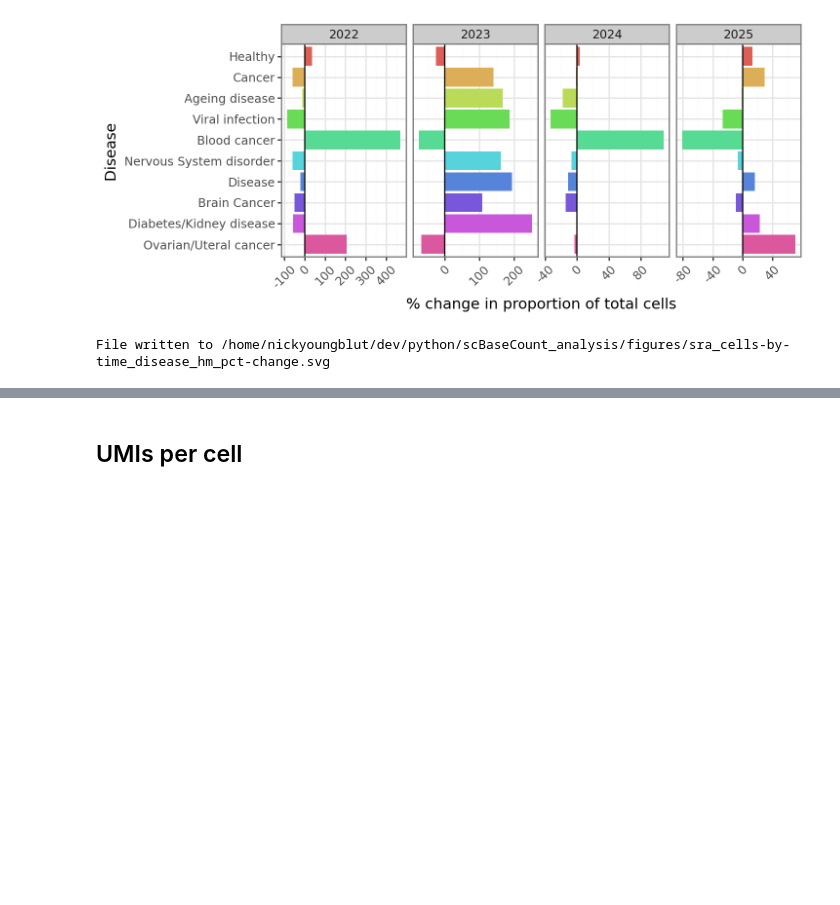
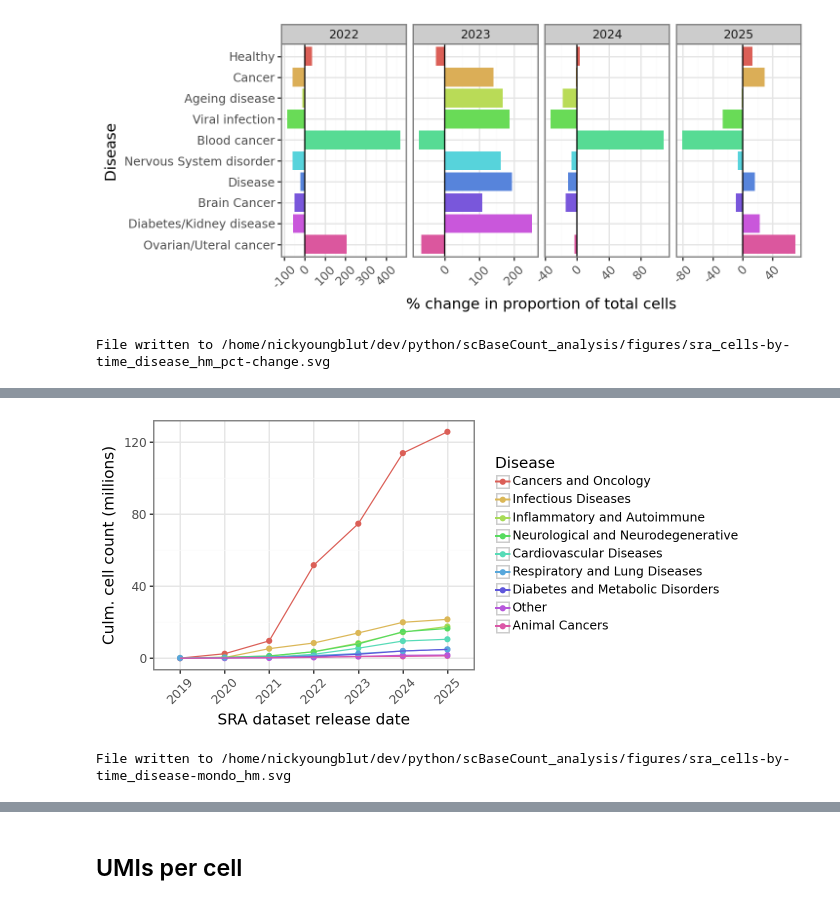
Before and after one commit to ArcInstitute/scBaseCount_analysis, a Jupyter notebook: notebooks/sra_cells-by-time.ipynb, the cells around one changed output, grey strips where cells are left out. Saved outputs shown, nothing was run; the diff lists cells and outputs as text; code cells hidden in the pictures; blank space fills up the shorter version.

Commit message:
Added stats on specific disease categories

```diff
--- a/notebooks/sra_cells-by-time.ipynb
+++ b/notebooks/sra_cells-by-time.ipynb
@@ -1710,0 +1792,4 @@ File written to /home/nickyoungblut/dev/python/scBaseCount_analysis/figures/sra_
+# %%
+# summarize cells by groups
+df_cells_disease_sum = df_cells_disease.groupby(group_cols).agg({"estimated_number_of_cells": "sum"}).reset_index()
+df_cells_disease_sum
@@ -1710,0 +1831,15 @@ File written to /home/nickyoungblut/dev/python/scBaseCount_analysis/figures/sra_
+# %%
+# calculate cumsum
+pd.set_option('display.max_rows', 4)
+df = (
+    df_cells_disease_sum
+    .sort_values(group_cols)  # Ensure proper ordering
+    .groupby(group_cols[1:])['estimated_number_of_cells']
+    .cumsum().to_frame()
+)
+df_cells_disease_sum = df.merge(
+    df_cells_disease_sum[group_cols],
+    left_index=True,
+    right_index=True
+)
+df_cells_disease_sum
@@ -1710,0 +1854,52 @@ File written to /home/nickyoungblut/dev/python/scBaseCount_analysis/figures/sra_
+# %%
+# filter to top 15 tissues
+df_cells_disease_sum_top10 = (
+    df_cells_disease_sum[["disease_group", "estimated_number_of_cells"]][df_cells_disease_sum["disease_group"] != "other"]
+    .groupby("disease_group").sum()
+    .sort_values("estimated_number_of_cells", ascending=False)
+    .head(15)
+    .reset_index()
+)
+df = df_cells_disease_sum[df_cells_disease_sum["disease_group"].isin(df_cells_disease_sum_top10["disease_group"])]
+
+# order by count
+disease_order = df_cells_disease_sum_top10["disease_group"].unique().tolist()
+df["disease_group"] = pd.Categorical(df["disease_group"], categories=disease_order)
+
+# format
+df["estimated_number_of_cells"] = df["estimated_number_of_cells"] / 1e6
+
+# plot the number of cells over time
+p = (
+    pn.ggplot(
+        df,
+        pn.aes(x="release_date_year", y="estimated_number_of_cells", color="disease_group")
+    ) +
+    pn.geom_point() +
+    pn.geom_line(pn.aes(group="disease_group")) +
+    #pn.facet_grid("organism ~ .", scales="free_y") +
+    pn.labs(
+        x = "SRA dataset release date",
+        y = "Culm. cell count (millions)",
+        color = "Disease",
+    ) +
+    pn.theme_bw() +
+    pn.theme(
+        figure_size=(6.5, 3.2),
+        axis_text_x=pn.element_text(angle=45, hjust=0.95),
+        legend_key_size=11,  # Reduce legend key size (default is around 20)
+    ) +
+    pn.guides(
+        color=pn.guide_legend(ncol=1)
+    )
+)
+p
+# %% [output]
+[figure, added]
+# %%
+# save as svg
+outfile = base_dir / "figures" / "sra_cells-by-time_disease-mondo_hm.svg"
+pn.ggsave(p, outfile)
+print(f"File written to {outfile}")
+# %% [output]
+File written to /home/nickyoungblut/dev/python/scBaseCount_analysis/figures/sra_cells-by-time_disease-mondo_hm.svg
```
Also changed, not shown: parts of 39 cells of this notebook.
